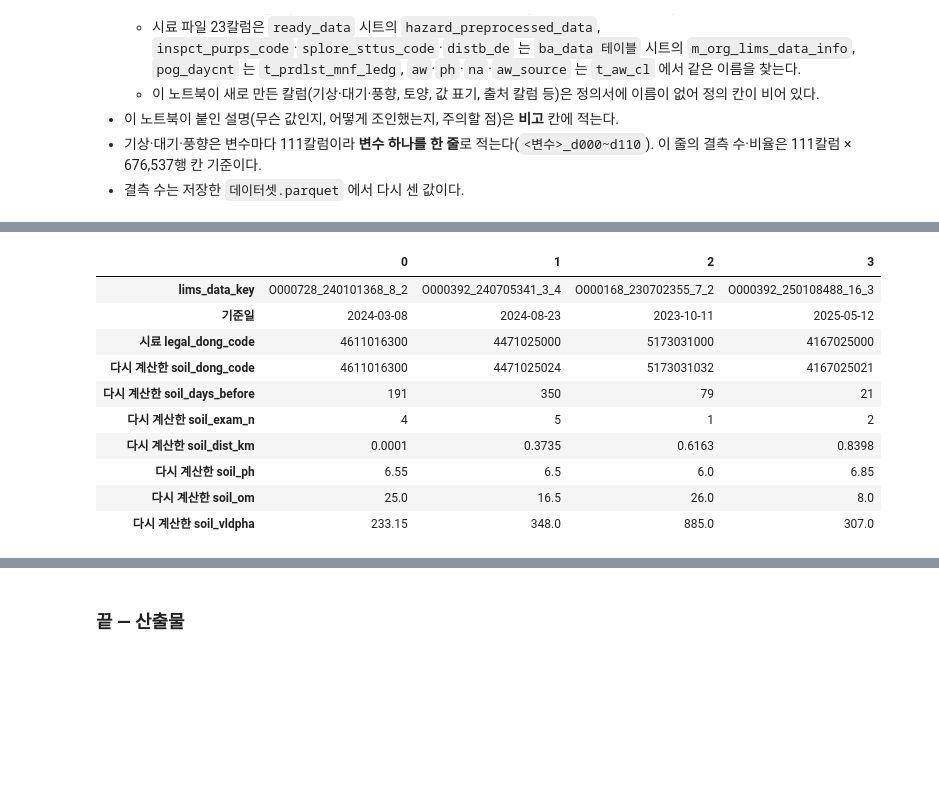
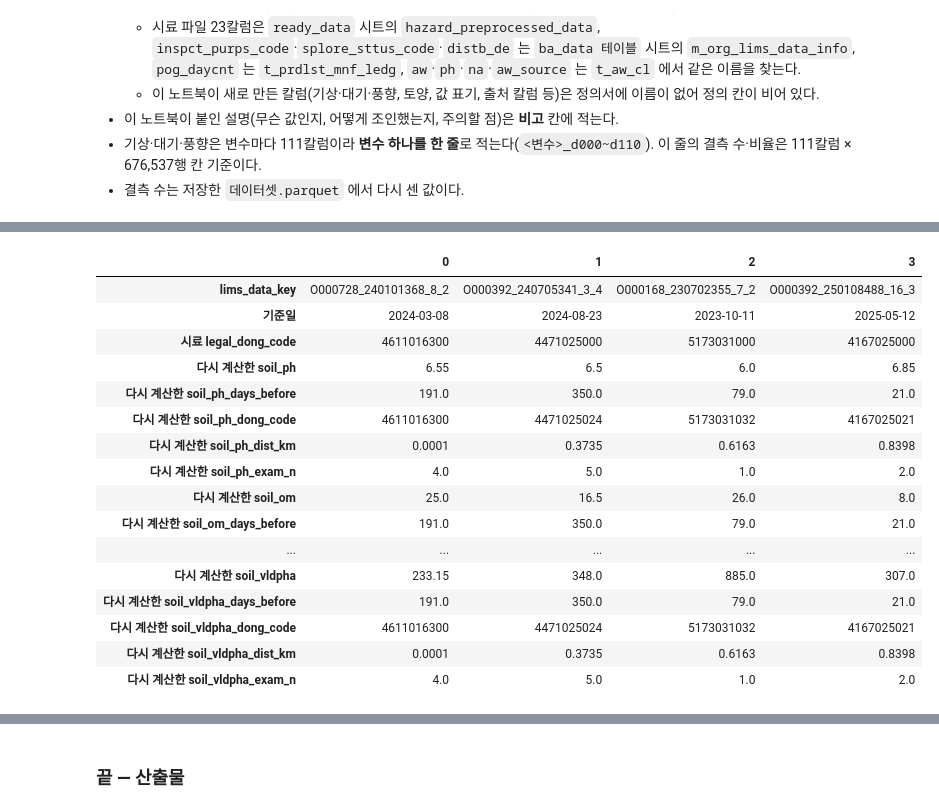
Before and after one commit to cjsdudwls1/listeria2026, a Jupyter notebook: 리스테리아ML2/data/데이터셋_구축과정.ipynb, the cells around one changed output, grey strips where cells are left out. Drawn from its saved outputs; the diff is of its cells as text; code cells hidden in the pictures; blank space fills up the shorter version.

```diff
--- a/리스테리아ML2/data/데이터셋_구축과정.ipynb
+++ b/리스테리아ML2/data/데이터셋_구축과정.ipynb
@@ -492,7 +429,7 @@ raw_t_prdlst_mnf_ledg_listeria              35,808행  받은 시각 2026-10-06
 # %%
 h = pd.read_parquet(RAW_DIR / 'raw_listeria_m_org.parquet', columns=[KEY_COL, 'db_judge_result', 'db_mnfctur_de', 'db_mnfctur_de_or_fallback', 'db_date_basis',
                                                                    'db_addr_source', 'db_train_prdlst_code', 'db_lat', 'db_lon', 'geo_match_level', 'geocode_status'])
-in_file = h[KEY_COL].isin(set(df[KEY_COL])).to_numpy()
+in_file = h[KEY_COL].isin(FILE_KEYS).to_numpy()            # 시료 파일에 있는 행
 db_pos = (h['db_judge_result'] == '검출').to_numpy()
 print(f"지금 DB(ready_data.hazard_preprocessed_data 의 hazard_label = '리스테리아') {len(h):,}행 · 검출 {int(db_pos.sum()):,}"
       f" (받은 시각 {datetime.fromtimestamp((RAW_DIR / 'raw_listeria_m_org.parquet').stat().st_mtime):%Y-%m-%d %H:%M})")
@@ -533,9 +470,9 @@ print('  addr_source 가 다른 행의 짝:', pd.DataFrame({'a': df['addr_source
 
 print()
 print('좌표 — 주소 자체의 위치인가')
-dom0 = SRC_ROUTE_ORIG == 'domestic'                                   # 78행을 옮기기 전의 국내 행
+dom0 = IS_DOM                                                         # 국내 행
 n_addr_per_xy = df.loc[dom0].groupby(['lat', 'lon'])['addr'].nunique()
-print(f"  원래 국내 행 {int(dom0.sum()):,} · 서로 다른 주소 {df.loc[dom0, 'addr'].nunique():,}개 · 서로 다른 좌표 {len(n_addr_per_xy):,}곳"
+print(f"  국내 행 {int(dom0.sum()):,} · 서로 다른 주소 {df.loc[dom0, 'addr'].nunique():,}개 · 서로 다른 좌표 {len(n_addr_per_xy):,}곳"
       f" · 좌표 한 곳에 든 서로 다른 주소 수: 중앙값 {n_addr_per_xy.median():.0f} · 최대 {int(n_addr_per_xy.max())}")
 krc0 = pd.read_parquet(RAW_DIR / 'raw_korea_region_code.parquet', columns=['legal_dong_code', 'legal_dong_nm', 'level', 'kw_query', 'lat', 'lon']).rename(columns={'lat': 'k_lat', 'lon': 'k_lon'})
 m = df.loc[dom0, ['legal_dong_code', 'lat', 'lon']].astype({'legal_dong_code': str}).merge(krc0, on='legal_dong_code', how='left')
@@ -543,7 +480,7 @@ same_pt = ((m['k_lat'].astype('float32') == m['lat']) & (m['k_lon'].astype('floa
 print(f"  좌표가 ba_data_info.korea_region_code 의 그 법정동 좌표(lat·lon)와 같은 행 {int(same_pt.sum()):,} ({same_pt.mean() * 100:.2f}%)"
       f" · 그 법정동의 level: {m.loc[same_pt, 'level'].value_counts().to_dict()}")
 print('  korea_region_code.kw_query 값의 예:', m.loc[same_pt, 'kw_query'].dropna().drop_duplicates().head(4).tolist())
-print(f"  DB geo_match_level (정의서: {SPEC.get('geo_match_level')}) — 원래 국내 행:", hm.loc[dom0, 'geo_match_level'].fillna('(빈 값)').value_counts().to_dict())
+print(f"  DB geo_match_level (정의서: {SPEC.get('geo_match_level')}) — 국내 행:", hm.loc[dom0, 'geo_match_level'].fillna('(빈 값)').value_counts().to_dict())
 
 sgg = df.loc[dom0, 'legal_dong_code'].astype(str).str[:5].to_numpy()
 med = df.loc[dom0, ['lat', 'lon']].astype(float).groupby(sgg).transform('median')
@@ -2922,13 +3157,10 @@ del led
 - 결측은 채우지 않는다. 숫자 칼럼의 결측은 parquet 의 null 로 적힌다.
 # %%
 orig = pq.read_table(BODY_PATH)                       # 시료 파일 원본 (자료형 그대로)
+orig = orig.combine_chunks()
 assert orig.num_rows == N_ROWS and orig.column_names == BODY_COLS
-i_src = BODY_COLS.index('src_route')
-src_type = orig.schema.field('src_route').type
-new_src = pa.DictionaryArray.from_arrays(pa.array(df['src_route'].cat.codes.to_numpy(), type=src_type.index_type),
-                                         pa.array(list(df['src_route'].cat.categories), type=src_type.value_type))
-assert new_src.type == src_type
-base = orig.set_column(i_src, orig.schema.field('src_route'), new_src).replace_schema_metadata(None)
+assert (orig.column(KEY_COL).to_numpy(zero_copy_only=False) == df[KEY_COL].to_numpy()).all()
+base = orig.replace_schema_metadata(None)
 
 PARTS = [('검사 목적·시료 상태·유통기한', MID_DIR / 'process.parquet', PROC_COLS),
          ('식품', MID_DIR / 'food.parquet', FOOD_COLS + FOOD_LABEL_COLS + FOOD_TRACE_COLS),
@@ -3307,7 +3543,7 @@ display(food_check)
 assert (food_check['다른 행'] == 0).all()
 del saved, pair
 
-# 토양 — 원자료 행에서 직접 다시 계산 (무작위 국내 300행 + 옮긴 78행 + 무작위 해외 20행)
+# 토양 — 원자료 행에서 직접 다시 계산 (무작위 국내 300행 + 무작위 해외 20행)
 saved = DS.read(columns=SOIL_COLS).to_pandas()
 t = pq.read_table(SOIL_PATH, columns=['legal_dong_code', 'exam_day'] + SOIL_SRC, read_dictionary=['legal_dong_code'])
 soil_raw = pd.DataFrame({'legal_dong_code': t.column('legal_dong_code').to_pandas().astype(str).to_numpy(),
@@ -3320,21 +3556,41 @@ rows_by_dong = {k: g for k, g in soil_raw[soil_raw['legal_dong_code'].isin(set(c
 del soil_raw
 
 def soil_by_hand(lat, lon, base):
-    """후보 법정동을 가까운 순으로 하나씩 보며 기준일보다 앞선 검정이 있는 첫 법정동 → 그 법정동의 가장 최근 검정일 행들"""
+    """항목마다: 후보 법정동을 가까운 순으로 하나씩 보며, 그 법정동에서 그 항목 값이 있는 검정 중 기준일보다 앞선 가장 최근 검정일로
+    점수 max(거리 km, 며칠 전 값인지 ÷ 365.25 × 눈금)을 매겨 가장 작은 법정동을 고른다. 점수가 같으면 (거리 + 경과 환산값)이 작은 쪽, 그래도 같으면 먼저 본(가까운) 쪽.
+    거리가 지금까지 가장 작은 점수보다 큰 법정동부터는 보지 않는다(점수는 거리보다 작을 수 없다)"""
     b = (pd.Timestamp(base) - pd.Timestamp('1970-01-01')).days
     d = haversine_km(np.float64(lat), np.float64(lon), cand_raw['lat'].to_numpy(float), cand_raw['lon'].to_numpy(float))
-    for i in np.argsort(d, kind='stable'):
-        g = rows_by_dong[cand_raw.at[i, 'legal_dong_code']]
-        g = g[g['exam_no'] < b]
-        if len(g):
-            g = g[g['exam_no'] == g['exam_no'].max()]
-            return {'soil_dong_code': cand_raw.at[i, 'legal_dong_code'], 'soil_days_before': b - int(g['exam_no'].iloc[0]), 'soil_exam_n': len(g),
-                    'soil_dist_km': float(d[i]),
-                    **{c: (float(g[src].median()) if g[src].notna().any() else np.nan) for c, (src, _) in SOIL_ITEMS.items()}}
-    return None
+    order = np.argsort(d, kind='stable')
+    out = {}
+    for c, (src, _) in SOIL_ITEMS.items():
+        best = None                                   # (점수, 거리 + 경과 환산값, 후보 번호, 그 검정일의 행들)
+        for i in order:
+            if best is not None and d[i] > best[0]:
+                break
+            g = rows_by_dong[cand_raw.at[i, 'legal_dong_code']]
+            g = g[(g['exam_no'] < b) & g[src].notna()]
+            if not len(g):
+                continue
+            last = int(g['exam_no'].max())
+            a_km = (b - last) / SOIL_DAYS_PER_YEAR * SOIL_KM_PER_YEAR
+            cur = (max(float(d[i]), a_km), float(d[i]) + a_km)
+            if best is None or cur < best[:2]:
+                best = (*cur, i, g[g['exam_no'] == last])
+        if best is None:
+            out.update({c: np.nan, f'{c}_days_before': np.nan, f'{c}_dong_code': None, f'{c}_dist_km': np.nan, f'{c}_exam_n': np.nan})
+        else:
+            i, gi = best[2], best[3]
+            out.update({c: float(gi[src].median()), f'{c}_days_before': float(b - int(gi['exam_no'].iloc[0])),
+                        f'{c}_dong_code': cand_raw.at[i, 'legal_dong_code'], f'{c}_dist_km': float(d[i]), f'{c}_exam_n': float(len(gi))})
+    return out
+
+def same_num(a, b, tol=0.0):
+    """둘 다 결측이거나, 둘 다 값이 있고 차이가 tol 이내"""
+    return (pd.isna(a) and pd.isna(b)) or (pd.notna(a) and pd.notna(b) and abs(float(a) - float(b)) <= tol)
 
 rng = np.random.default_rng(SEED)
-soil_rows_chk = np.concatenate([rng.choice(np.nonzero(IS_DOM & ~KR_ROMAN)[0], 300, replace=False), np.nonzero(KR_ROMAN)[0],
+soil_rows_chk = np.concatenate([rng.choice(np.nonzero(IS_DOM)[0], 300, replace=False),
                                 rng.choice(np.nonzero(~IS_DOM)[0], 20, replace=False)])
 n_bad, examples = 0, []
 for r in soil_rows_chk:
@@ -3342,14 +3598,15 @@ for r in soil_rows_chk:
     if exp is None:
         ok = all(pd.isna(saved.at[r, c]) for c in SOIL_COLS)
     else:
-        ok = str(saved.at[r, 'soil_dong_code']) == exp['soil_dong_code'] and saved.at[r, 'soil_days_before'] == exp['soil_days_before'] and saved.at[r, 'soil_exam_n'] == exp['soil_exam_n']
-        ok &= abs(saved.at[r, 'soil_dist_km'] - exp['soil_dist_km']) <= 1e-3
-        ok &= all((np.isnan(exp[c]) and pd.isna(saved.at[r, c])) or (not np.isnan(exp[c]) and pd.notna(saved.at[r, c]) and abs(np.float32(exp[c]) - saved.at[r, c]) <= 1e-5 * max(1, abs(exp[c]))) for c in SOIL_ITEMS)
+        ok = all((pd.isna(saved.at[r, f'{c}_dong_code']) and exp[f'{c}_dong_code'] is None) or str(saved.at[r, f'{c}_dong_code']) == exp[f'{c}_dong_code'] for c in SOIL_ITEMS)
+        ok &= all(same_num(saved.at[r, f'{c}_dist_km'], exp[f'{c}_dist_km'], tol=1e-3) and same_num(saved.at[r, f'{c}_days_before'], exp[f'{c}_days_before'])
+                  and same_num(saved.at[r, f'{c}_exam_n'], exp[f'{c}_exam_n'])
+                  and same_num(saved.at[r, c], np.float32(exp[c]), tol=1e-5 * max(1, abs(exp[c])) if not np.isnan(exp[c]) else 0.0) for c in SOIL_ITEMS)
         if len(examples) < 4:
             examples.append({KEY_COL: df.at[r, KEY_COL], '기준일': df.at[r, DATE_COL].date(), '시료 legal_dong_code': df.at[r, 'legal_dong_code'],
                              **{f'다시 계산한 {k}': (round(v, 4) if isinstance(v, float) else v) for k, v in exp.items()}})
     n_bad += not ok
-print(f'토양: 대조한 행 {len(soil_rows_chk)}개(국내 300 · 국내로 옮긴 78 · 해외 20) 중 다른 행 {n_bad}개')
+print(f'토양: 대조한 행 {len(soil_rows_chk)}개(국내 300 · 해외 20) 중 다른 행 {n_bad}개')
 display(pd.DataFrame(examples).T)
 display(saved.loc[soil_rows_chk[:4], SOIL_COLS].assign(**{KEY_COL: df.loc[soil_rows_chk[:4], KEY_COL].to_numpy()}).T)
 assert n_bad == 0
@@ -3381,11 +3638,17 @@ del saved, rows_by_dong
 |  | 0 | 1 | 2 | 3 |
 | lims_data_key | O000728_240101368_8_2 | O000392_240705341_3_4 | O000168_230702355_7_2 | O000392_250108488_16_3 |
 | 기준일 | 2024-03-08 | 2024-08-23 | 2023-10-11 | 2025-05-12 |
 | 시료 legal_dong_code | 4611016300 | 4471025000 | 5173031000 | 4167025000 |
-| 다시 계산한 soil_dong_code | 4611016300 | 4471025024 | 5173031032 | 4167025021 |
-| 다시 계산한 soil_days_before | 191 | 350 | 79 | 21 |
-| 다시 계산한 soil_exam_n | 4 | 5 | 1 | 2 |
-| 다시 계산한 soil_dist_km | 0.0001 | 0.3735 | 0.6163 | 0.8398 |
 | 다시 계산한 soil_ph | 6.55 | 6.5 | 6.0 | 6.85 |
+| 다시 계산한 soil_ph_days_before | 191.0 | 350.0 | 79.0 | 21.0 |
+| 다시 계산한 soil_ph_dong_code | 4611016300 | 4471025024 | 5173031032 | 4167025021 |
+| 다시 계산한 soil_ph_dist_km | 0.0001 | 0.3735 | 0.6163 | 0.8398 |
+| 다시 계산한 soil_ph_exam_n | 4.0 | 5.0 | 1.0 | 2.0 |
 | 다시 계산한 soil_om | 25.0 | 16.5 | 26.0 | 8.0 |
+| 다시 계산한 soil_om_days_before | 191.0 | 350.0 | 79.0 | 21.0 |
+| ... | ... | ... | ... | ... |
 | 다시 계산한 soil_vldpha | 233.15 | 348.0 | 885.0 | 307.0 |
+| 다시 계산한 soil_vldpha_days_before | 191.0 | 350.0 | 79.0 | 21.0 |
+| 다시 계산한 soil_vldpha_dong_code | 4611016300 | 4471025024 | 5173031032 | 4167025021 |
+| 다시 계산한 soil_vldpha_dist_km | 0.0001 | 0.3735 | 0.6163 | 0.8398 |
+| 다시 계산한 soil_vldpha_exam_n | 4.0 | 5.0 | 1.0 | 2.0 |
```
Also changed, not shown: parts of 49 cells of this notebook, 2 other files.
